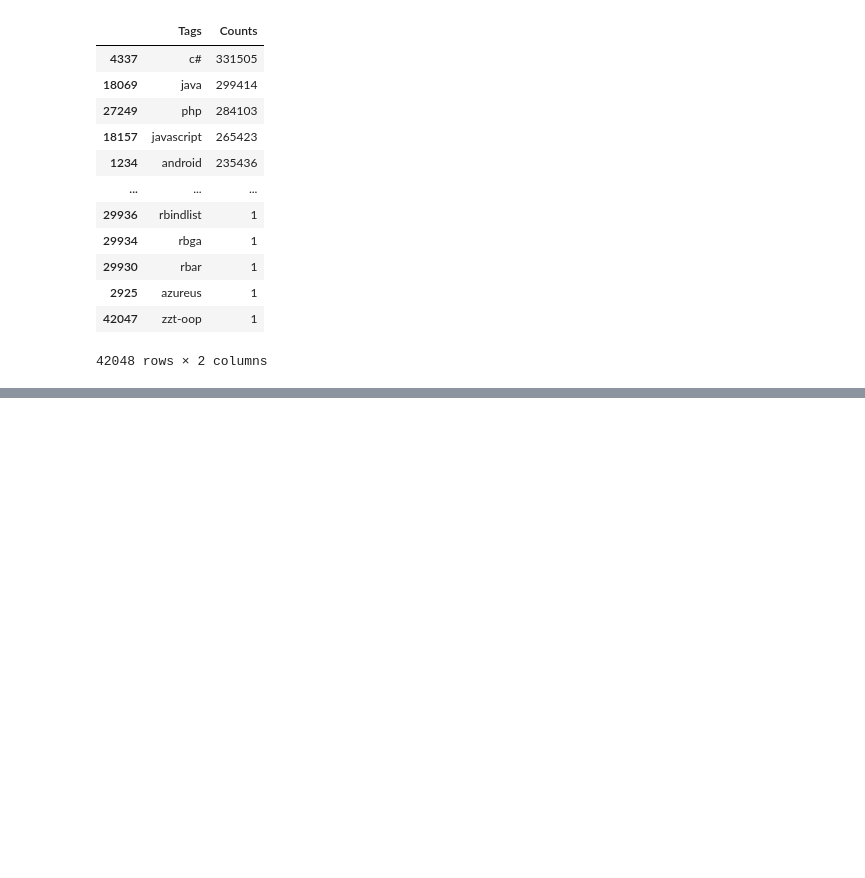
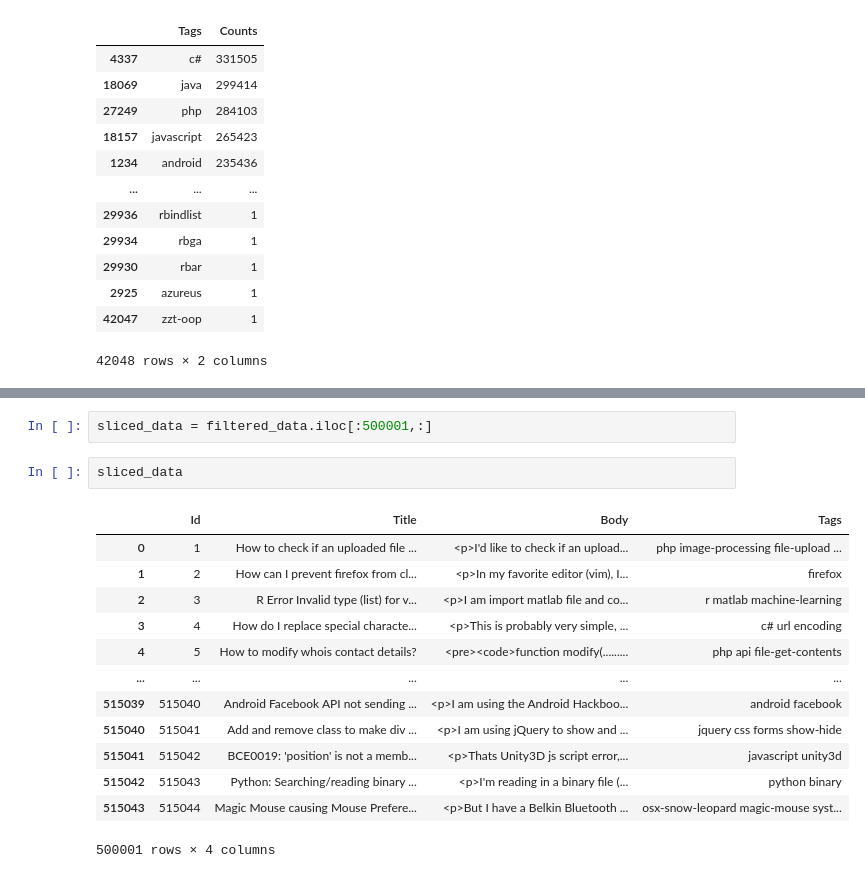
Before and after one commit to Udaykumar447/Real-World-Data-Science-Projects, a Jupyter notebook: Machine Learning Projects/Stack Overflow Tag Predictor Project/Stack overflow tag predictor.ipynb, the cells around one changed output, grey strips where cells are left out. Saved outputs shown, nothing was run; the diff lists cells and outputs as text; blank space fills up the shorter version.

```diff
--- a/Machine Learning Projects/Stack Overflow Tag Predictor Project/Stack overflow tag predictor.ipynb
+++ b/Machine Learning Projects/Stack Overflow Tag Predictor Project/Stack overflow tag predictor.ipynb
@@ -311,0 +350,18 @@ tag_df_sorted
+# %%
+sliced_data = filtered_data.iloc[:500001,:]
+# %%
+sliced_data
+# %% [output]
+|  | Id | Title | Body | Tags |
+| 0 | 1 | How to check if an uploaded file ... | <p>I'd like to check if an upload... | php image-processing file-upload ... |
+| 1 | 2 | How can I prevent firefox from cl... | <p>In my favorite editor (vim), I... | firefox |
+| 2 | 3 | R Error Invalid type (list) for v... | <p>I am import matlab file and co... | r matlab machine-learning |
+| 3 | 4 | How do I replace special characte... | <p>This is probably very simple, ... | c# url encoding |
+| 4 | 5 | How to modify whois contact details? | <pre><code>function modify(......... | php api file-get-contents |
+| ... | ... | ... | ... | ... |
+| 515039 | 515040 | Android Facebook API not sending ... | <p>I am using the Android Hackboo... | android facebook |
+| 515040 | 515041 | Add and remove class to make div ... | <p>I am using jQuery to show and ... | jquery css forms show-hide |
+| 515041 | 515042 | BCE0019: 'position' is not a memb... | <p>Thats Unity3D js script error,... | javascript unity3d |
+| 515042 | 515043 | Python: Searching/reading binary ... | <p>I'm reading in a binary file (... | python binary |
+| 515043 | 515044 | Magic Mouse causing Mouse Prefere... | <p>But I have a Belkin Bluetooth ... | osx-snow-leopard magic-mouse syst... |
+500001 rows × 4 columns
```
Also changed, not shown: parts of 21 cells of this notebook.
